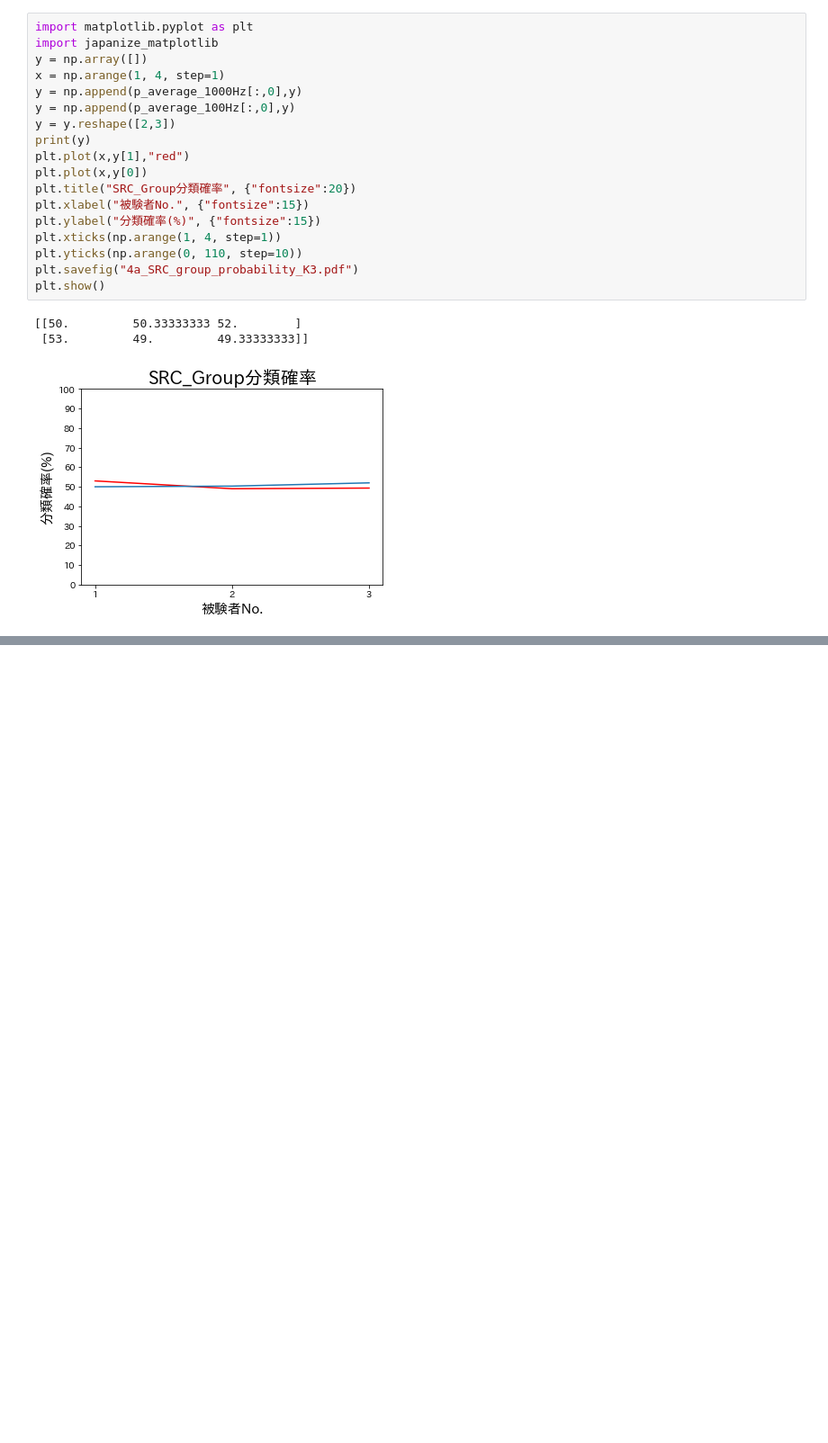
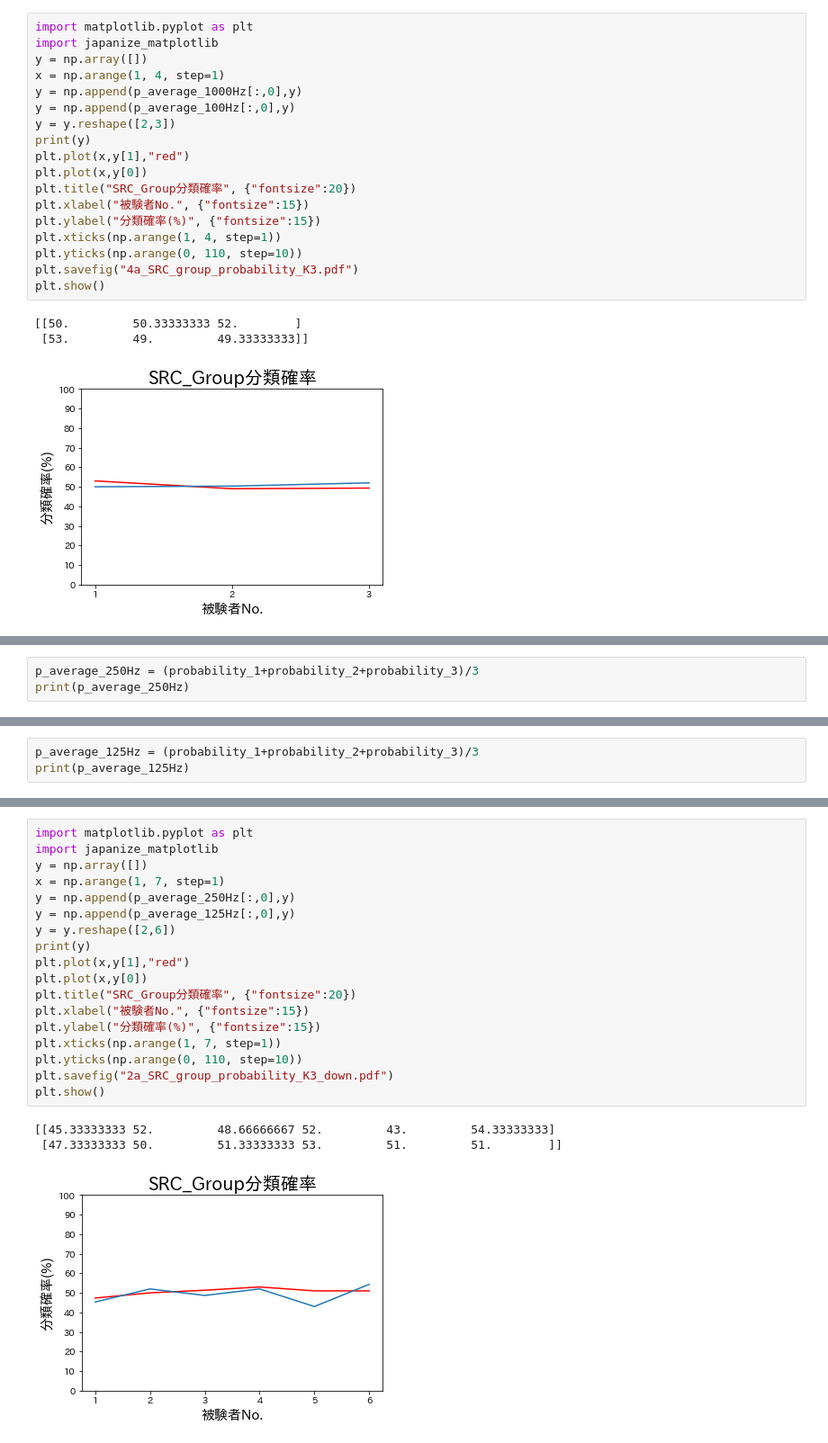
Before and after one commit to kotatakehara/BCI, a Jupyter notebook: SRC_develop/SRC_Group_function_weight.ipynb, the cells around one changed output, grey strips where cells are left out. Shown at 90% size. Drawn from its saved outputs; the diff is of its cells as text; blank space fills up the shorter version.

```diff
--- a/SRC_develop/SRC_Group_function_weight.ipynb
+++ b/SRC_develop/SRC_Group_function_weight.ipynb
@@ -610,0 +740,3 @@ plt.show()
+# %%
+p_average_250Hz = (probability_1+probability_2+probability_3)/3
+print(p_average_250Hz)
@@ -610,0 +879,3 @@ plt.show()
+# %%
+p_average_125Hz = (probability_1+probability_2+probability_3)/3
+print(p_average_125Hz)
@@ -610,0 +900,22 @@ plt.show()
+# %%
+import matplotlib.pyplot as plt
+import japanize_matplotlib
+y = np.array([])
+x = np.arange(1, 7, step=1)
+y = np.append(p_average_250Hz[:,0],y)
+y = np.append(p_average_125Hz[:,0],y)
+y = y.reshape([2,6])
+print(y)
+plt.plot(x,y[1],"red")
+plt.plot(x,y[0])
+plt.title("SRC_Group分類確率", {"fontsize":20})
+plt.xlabel("被験者No.", {"fontsize":15})
+plt.ylabel("分類確率(%)", {"fontsize":15})
+plt.xticks(np.arange(1, 7, step=1))
+plt.yticks(np.arange(0, 110, step=10))
+plt.savefig("2a_SRC_group_probability_K3_down.pdf")
+plt.show()
+# %% [output]
+[[45.33333333 52.         48.66666667 52.         43.         54.33333333]
+ [47.33333333 50.         51.33333333 53.         51.         51.        ]]
+[figure, added]
```
Also changed, not shown: parts of 37 cells of this notebook.
